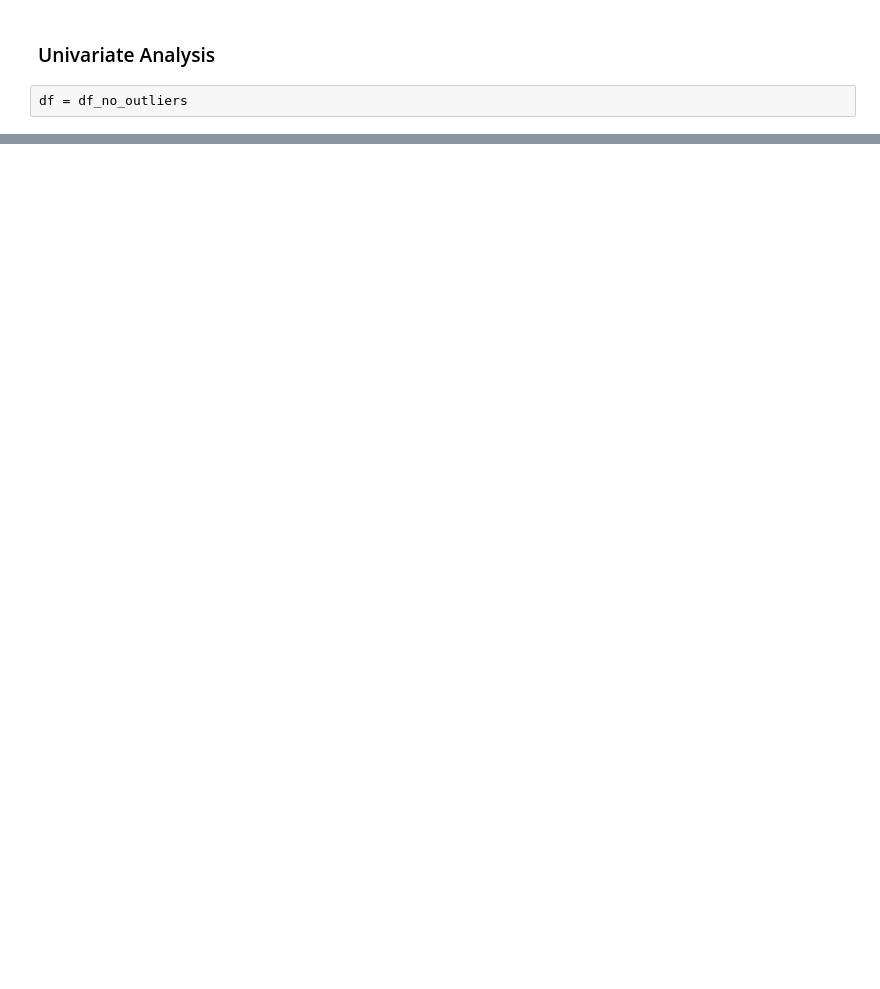
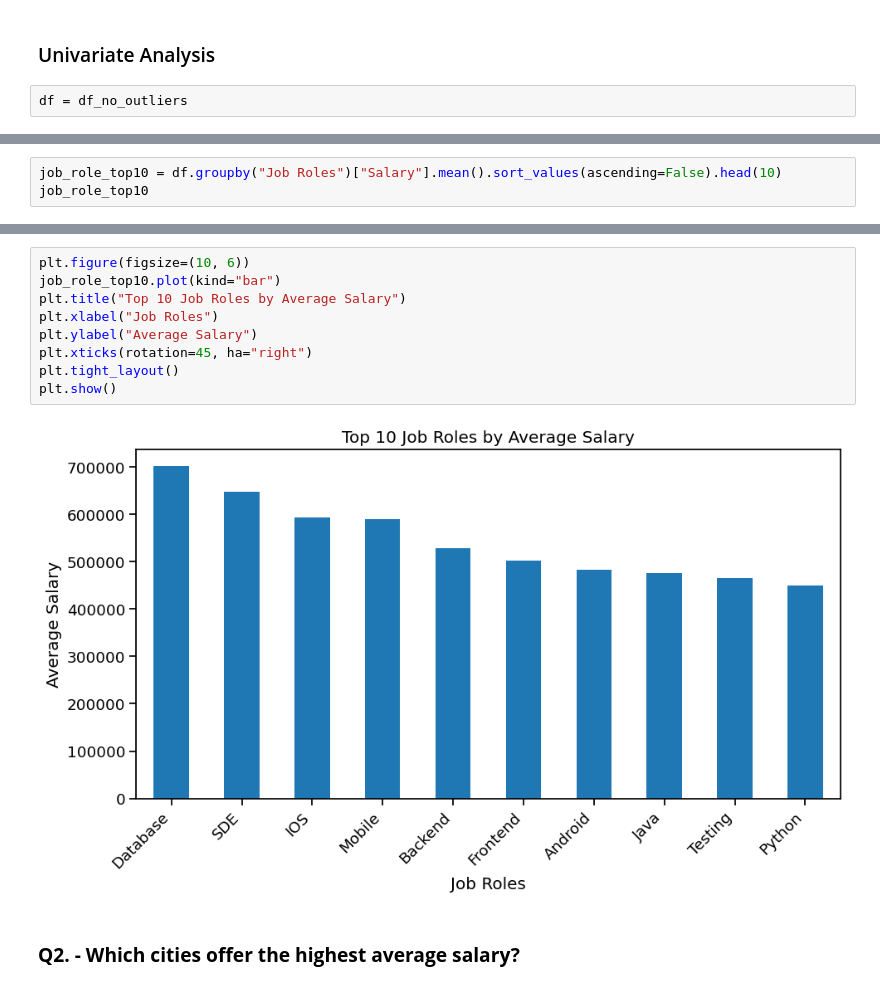
Before and after one commit to sankajithdjinasena/DataAnalysisProjects, a Jupyter notebook: Salary_analysis/salary_analysis.ipynb, the cells around one changed output, grey strips where cells are left out. Saved outputs shown, nothing was run; the diff lists cells and outputs as text; blank space fills up the shorter version.

Commit message:
Salary Anaysis Done

```diff
--- a/Salary_analysis/salary_analysis.ipynb
+++ b/Salary_analysis/salary_analysis.ipynb
@@ -160,0 +182,3 @@ plt.show()
+# %%
+job_role_top10 = df.groupby("Job Roles")["Salary"].mean().sort_values(ascending=False).head(10)
+job_role_top10
@@ -160,0 +198,13 @@ plt.show()
+# %%
+plt.figure(figsize=(10, 6))
+job_role_top10.plot(kind="bar")
+plt.title("Top 10 Job Roles by Average Salary")
+plt.xlabel("Job Roles")
+plt.ylabel("Average Salary")
+plt.xticks(rotation=45, ha="right")
+plt.tight_layout()
+plt.show()
+# %% [output]
+[figure, added]
+# %% [markdown]
+### **Q2. - Which cities offer the highest average salary?**
```
Also changed, not shown: parts of 35 cells of this notebook.
